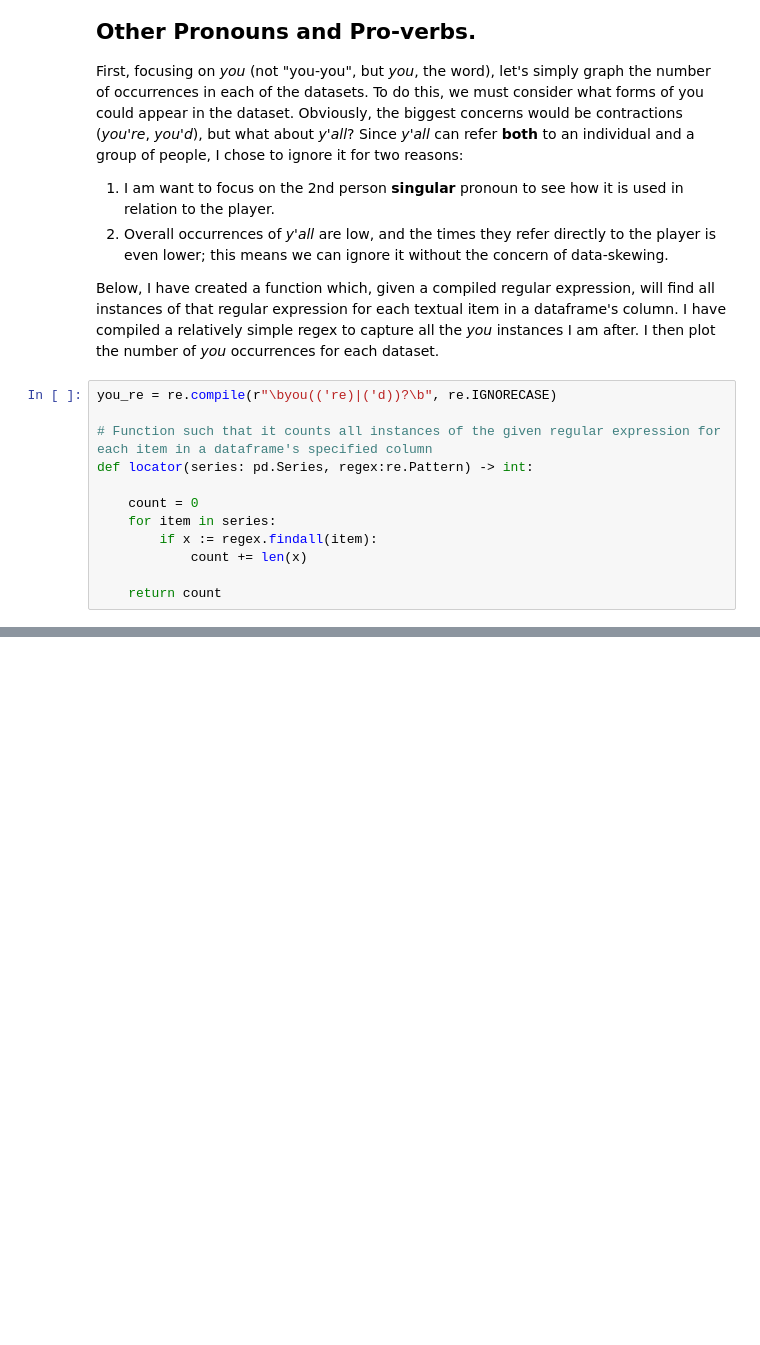
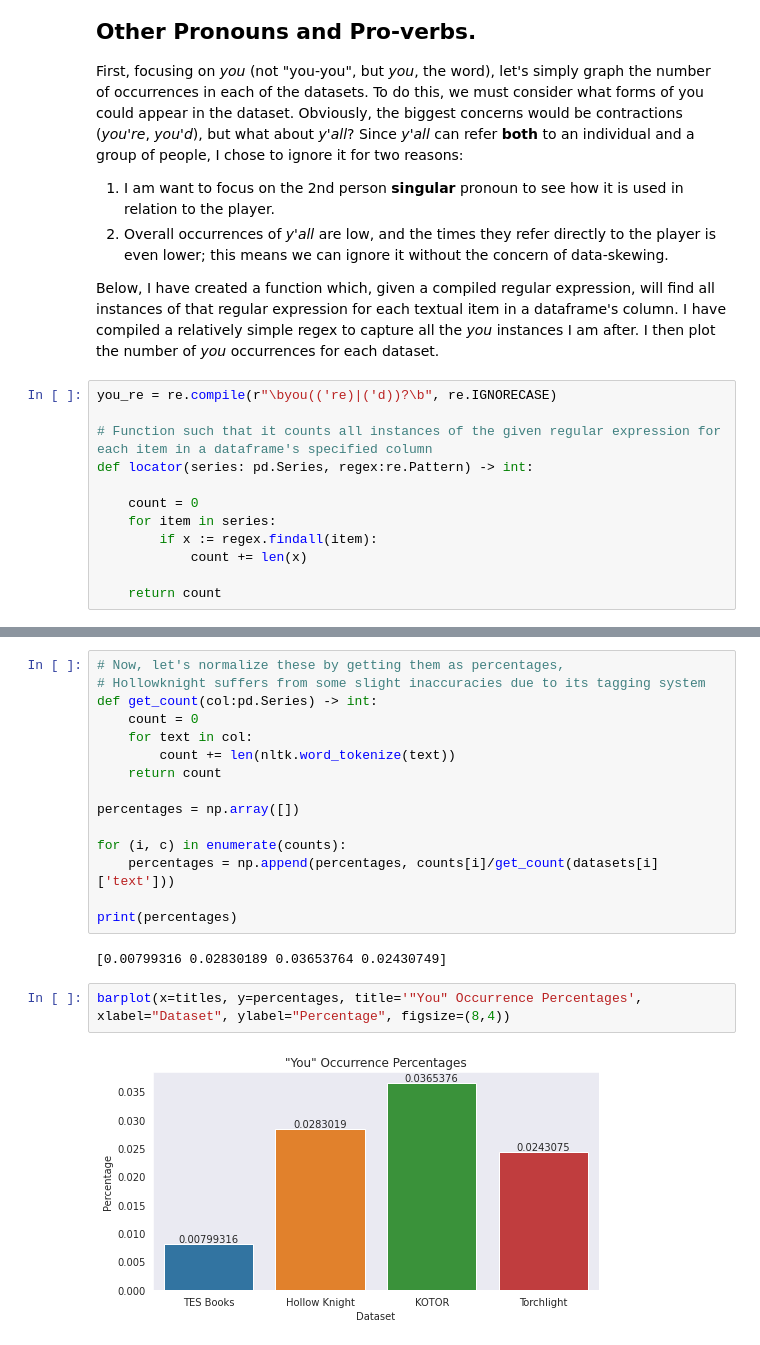
Before and after one commit to Data-Science-for-Linguists-2022/Pragmatics-In-Video-Games, a Jupyter notebook: notebooks/analysis.ipynb, the cells around one changed output, grey strips where cells are left out. Saved outputs shown, nothing was run; the diff lists cells and outputs as text; blank space fills up the shorter version.

```diff
--- a/notebooks/analysis.ipynb
+++ b/notebooks/analysis.ipynb
@@ -112,0 +114,21 @@ barplot(x=titles, y=counts, title='"You" Counts in Each Dataset', xlabel="Datase
+# %%
+# Now, let's normalize these by getting them as percentages,
+# Hollowknight suffers from some slight inaccuracies due to its tagging system
+def get_count(col:pd.Series) -> int:
+    count = 0
+    for text in col:
+        count += len(nltk.word_tokenize(text))
+    return count
+
+percentages = np.array([])
+
+for (i, c) in enumerate(counts):
+    percentages = np.append(percentages, counts[i]/get_count(datasets[i]['text']))
+
+print(percentages)
+# %% [output]
+[0.00799316 0.02830189 0.03653764 0.02430749]
+# %%
+barplot(x=titles, y=percentages, title='"You" Occurrence Percentages', xlabel="Dataset", ylabel="Percentage", figsize=(8,4))
+# %% [output]
+[figure, added]
```
Also changed, not shown: parts of 3 cells of this notebook, 1 other file.
